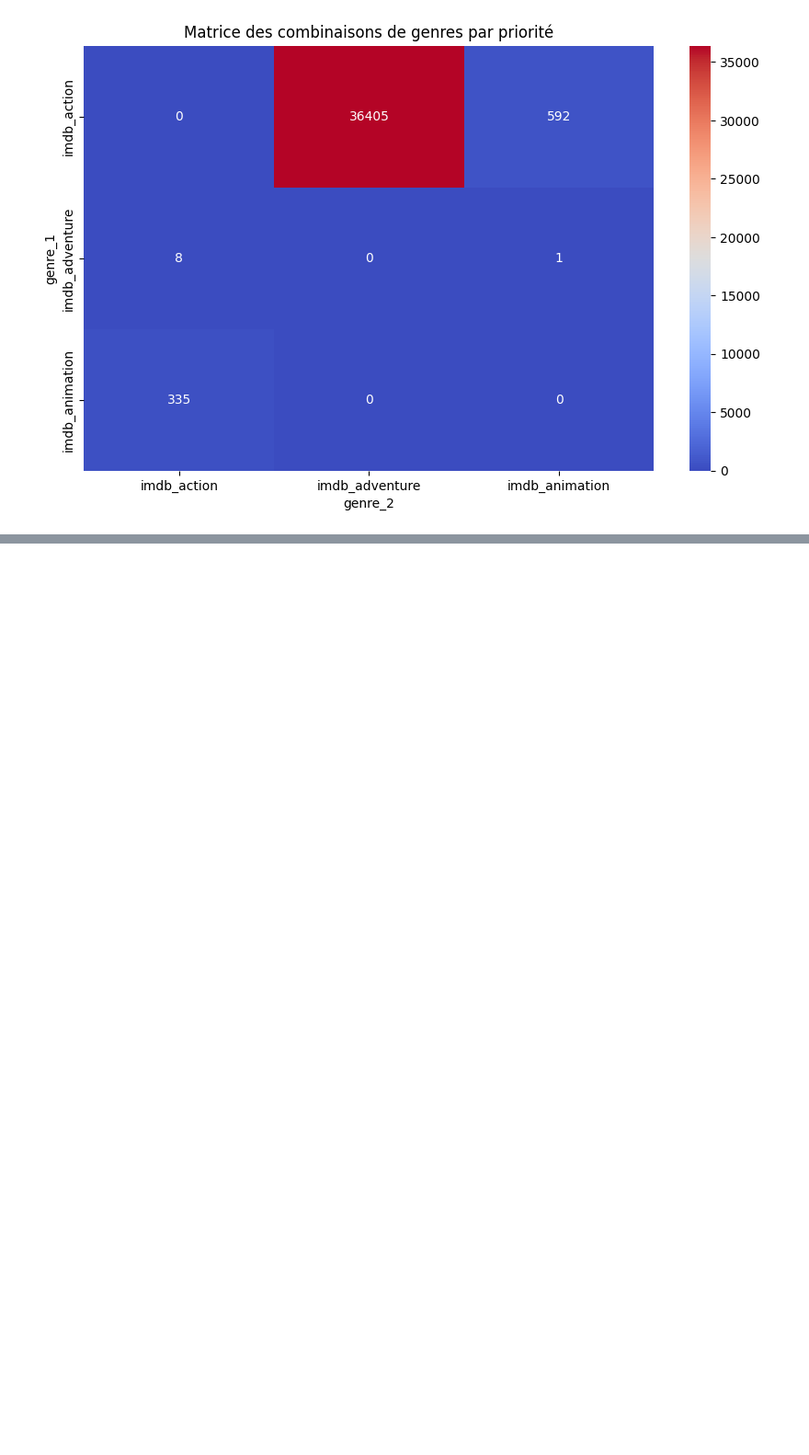
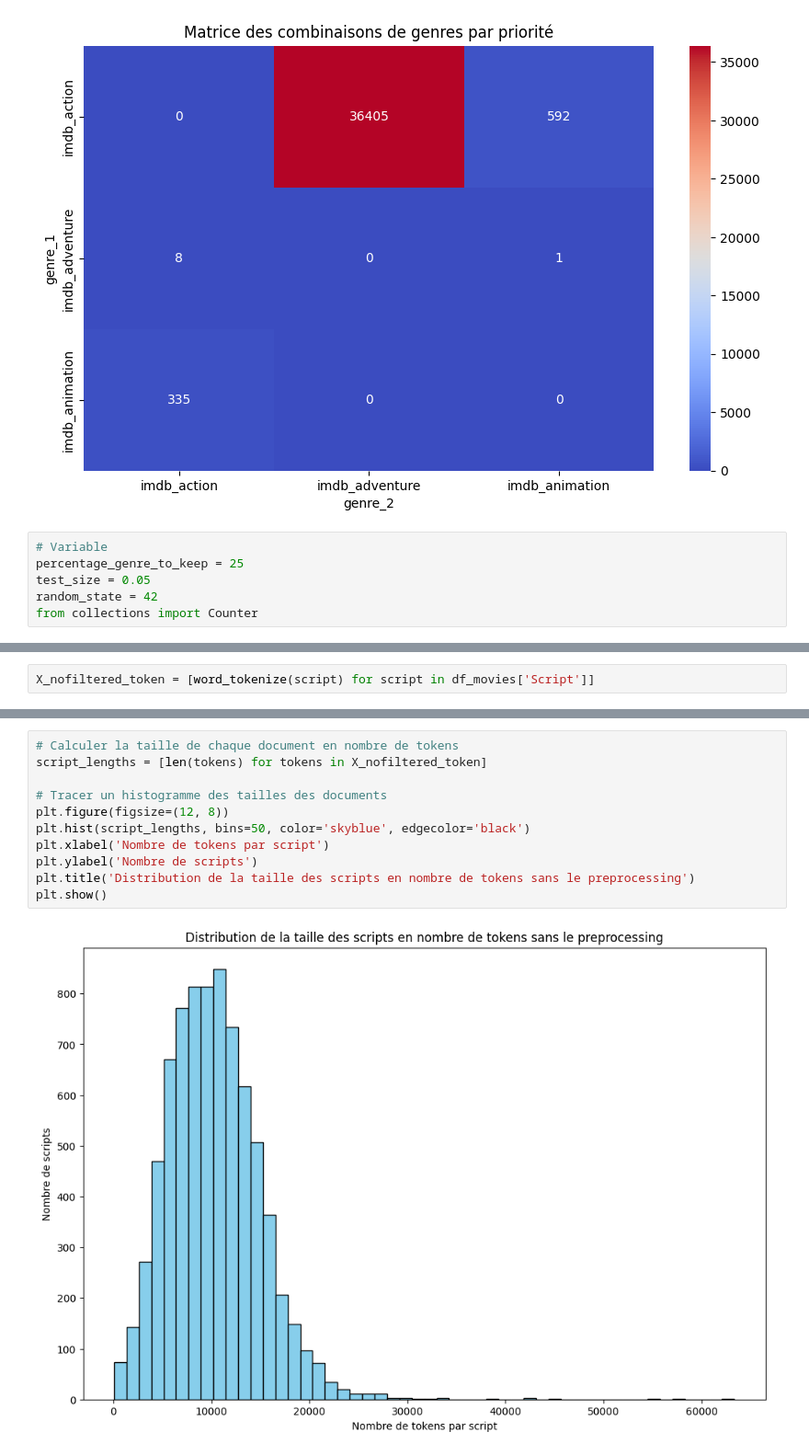
Before and after one commit to SolideSpoke/Movie-Script-Classification-and-Generation, a Jupyter notebook: project/info.ipynb, the cells around one changed output, grey strips where cells are left out. Shown at 92% size. Cells and saved outputs as stored; diff of their text form; blank space fills up the shorter version.

```diff
--- a/project/info.ipynb
+++ b/project/info.ipynb
@@ -157,3 +182,9 @@ plt.title("Matrice des combinaisons de genres par priorité")
 plt.show()
 # %% [output]
 [figure]
+# %%
+# Variable
+percentage_genre_to_keep = 25
+test_size = 0.05
+random_state = 42
+from collections import Counter
@@ -159,0 +240,2 @@ plt.show()
+# %%
+X_nofiltered_token = [word_tokenize(script) for script in df_movies['Script']]
@@ -159,0 +255,13 @@ plt.show()
+# %%
+# Calculer la taille de chaque document en nombre de tokens
+script_lengths = [len(tokens) for tokens in X_nofiltered_token]
+
+# Tracer un histogramme des tailles des documents
+plt.figure(figsize=(12, 8))
+plt.hist(script_lengths, bins=50, color='skyblue', edgecolor='black')
+plt.xlabel('Nombre de tokens par script')
+plt.ylabel('Nombre de scripts')
+plt.title('Distribution de la taille des scripts en nombre de tokens sans le preprocessing')
+plt.show()
+# %% [output]
+[figure, added]
```
Also changed, not shown: parts of 23 cells of this notebook.
